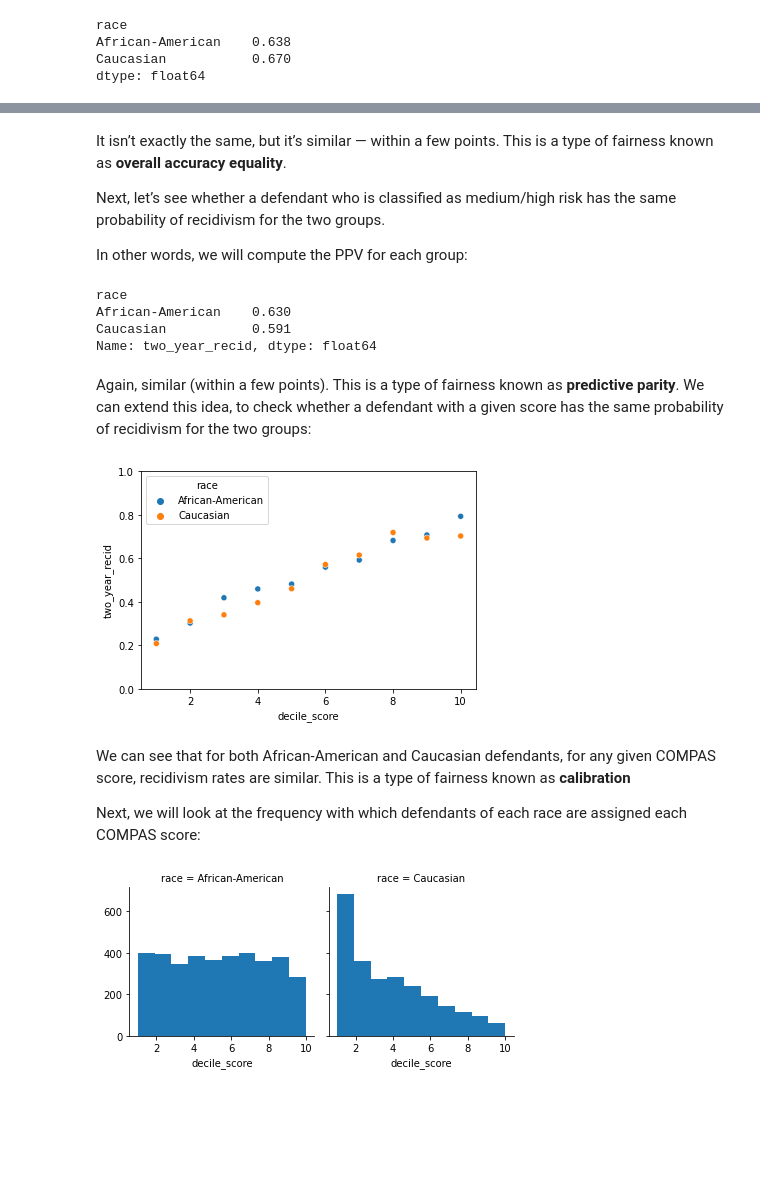
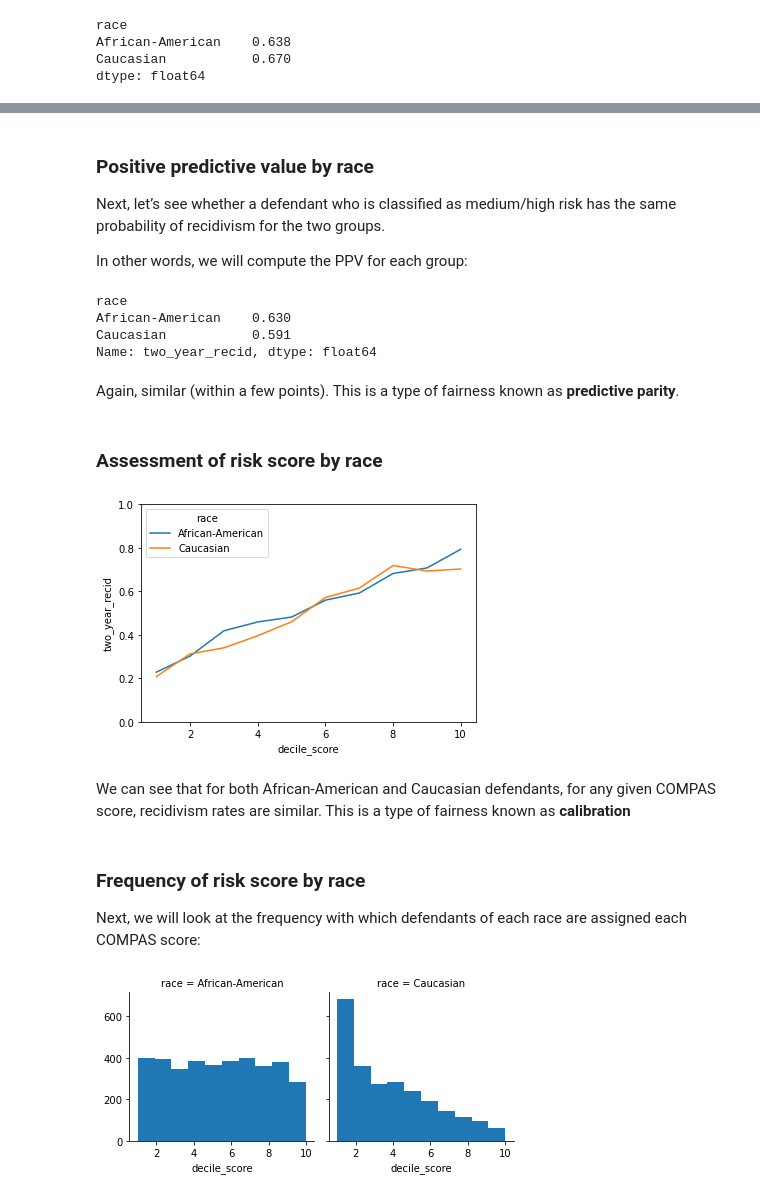
Before and after one commit to MichaelAllen1966/fairness, a Jupyter notebook: compas.ipynb, the cells around one changed output, grey strips where cells are left out. Cells and saved outputs as stored; diff of their text form; code cells hidden in the pictures; blank space fills up the shorter version.

```diff
--- a/compas.ipynb
+++ b/compas.ipynb
@@ -257,5 +343,5 @@ dtype: float64
 # %% [markdown]
-It isn’t exactly the same, but it’s similar — within a few points. This is a type of fairness known as **overall accuracy equality**.
+### Positive predictive value by race
 
 Next, let’s see whether a defendant who is classified as medium/high risk has the same probability of recidivism for the two groups.
 
@@ -271,19 +357,25 @@ African-American    0.630
 Caucasian           0.591
 Name: two_year_recid, dtype: float64
 # %% [markdown]
-Again, similar (within a few points). This is a type of fairness known as **predictive parity**. We can extend this idea, to check whether a defendant with a given score has the same probability of recidivism for the two groups:
+Again, similar (within a few points). This is a type of fairness known as **predictive parity**.
+# %% [markdown]
+### Assessment of risk score by race
 # %%
 # calibration plot
-d = pd.DataFrame(df.groupby(['decile_score','race']).agg({'two_year_recid': 'mean'}))
+d = pd.DataFrame(
+    df.groupby(['decile_score','race']).agg({'two_year_recid': 'mean'}))
 d = d.reset_index()
-im = sns.scatterplot(data=d, x='decile_score', y='two_year_recid', hue='race');
+im = sns.lineplot(
+    data=d, x='decile_score', y='two_year_recid', hue='race');
 im.set(ylim=(0,1));
 # %% [output]
-[figure, old version]
+[figure, new version]
 # %% [markdown]
 We can see that for both African-American and Caucasian defendants, for any given COMPAS score, recidivism rates are similar. This is a type of fairness known as **calibration**
-
-Next, we will look at the frequency with which defendants of each race are assigned each COMPAS score:
+# %% [markdown]
+### Frequency of risk score by race
+
+Next, we will look at the frequency with which defendants of each race are assigned each COMPAS score:
 # %%
 # frequency plot
 g = sns.FacetGrid(df, col="race", margin_titles=True);
```
Also changed, not shown: parts of 25 cells of this notebook.
